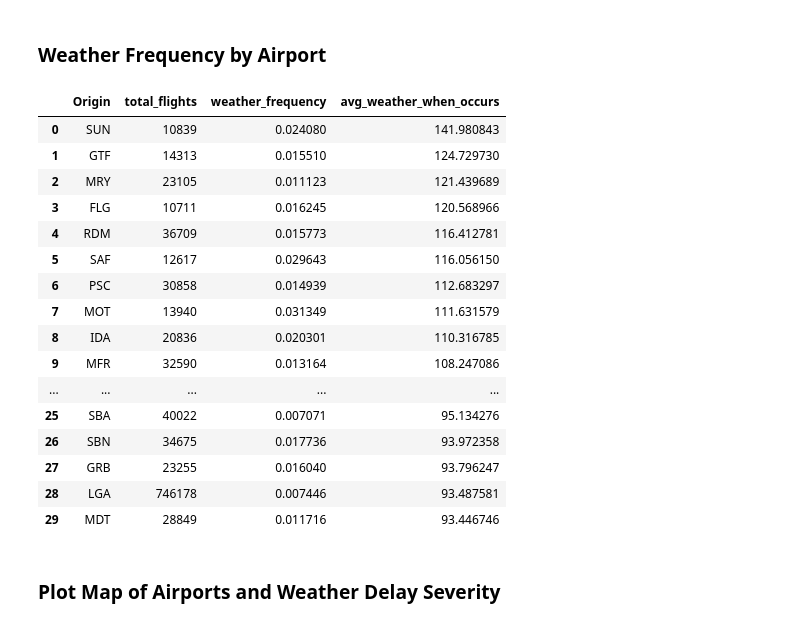
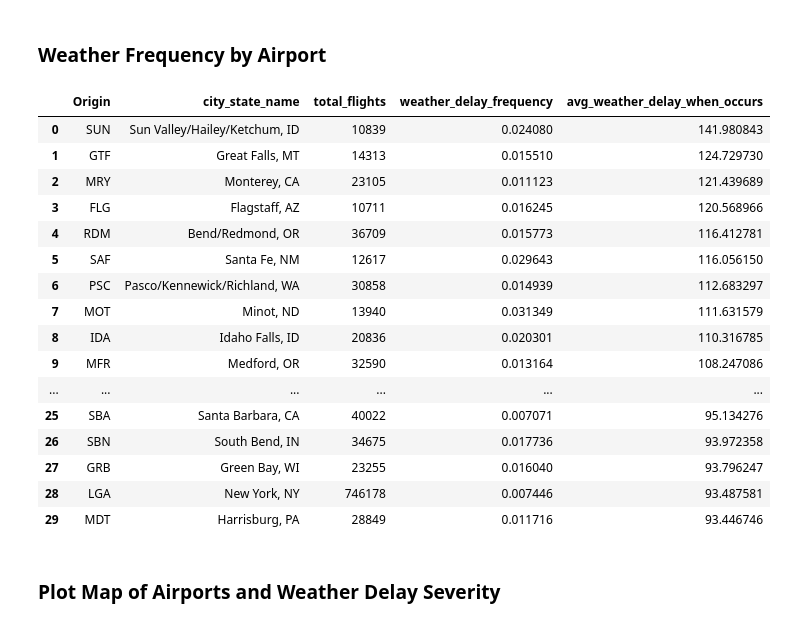
Before and after one commit to HudsonPifer1217/CSC369, a Jupyter notebook: FinalProject/WeatherEDA.ipynb, the cells around one changed output. Drawn from its saved outputs; the diff is of its cells as text; code cells hidden in the pictures.

```diff
--- a/FinalProject/WeatherEDA.ipynb
+++ b/FinalProject/WeatherEDA.ipynb
@@ -199,36 +260,37 @@ check_all
 # %%
 airport_weather_conditional = con.execute(f"""
 SELECT
     Origin,
+    OriginCityName AS city_state_name,
     COUNT(*) AS total_flights,
-    AVG(CASE WHEN WeatherDelay > 0 THEN 1 ELSE 0 END) AS weather_frequency,
-    AVG(CASE WHEN WeatherDelay > 0 THEN WeatherDelay END) AS avg_weather_when_occurs
+    AVG(CASE WHEN WeatherDelay > 0 THEN 1 ELSE 0 END) AS weather_delay_frequency,
+    AVG(CASE WHEN WeatherDelay > 0 THEN WeatherDelay END) AS avg_weather_delay_when_occurs
 FROM read_parquet('{PATH}')
-GROUP BY Origin
+GROUP BY Origin, OriginCityName
 HAVING COUNT(*) > 10000
-ORDER BY avg_weather_when_occurs DESC
+ORDER BY avg_weather_delay_when_occurs DESC
 LIMIT 30;
 """).df()
 
 airport_weather_conditional
 # %% [output]
-|  | Origin | total_flights | weather_frequency | avg_weather_when_occurs |
-| 0 | SUN | 10839 | 0.024080 | 141.980843 |
-| 1 | GTF | 14313 | 0.015510 | 124.729730 |
-| 2 | MRY | 23105 | 0.011123 | 121.439689 |
-| 3 | FLG | 10711 | 0.016245 | 120.568966 |
-| 4 | RDM | 36709 | 0.015773 | 116.412781 |
-| 5 | SAF | 12617 | 0.029643 | 116.056150 |
-| 6 | PSC | 30858 | 0.014939 | 112.683297 |
-| 7 | MOT | 13940 | 0.031349 | 111.631579 |
-| 8 | IDA | 20836 | 0.020301 | 110.316785 |
-| 9 | MFR | 32590 | 0.013164 | 108.247086 |
-| ... | ... | ... | ... | ... |
-| 25 | SBA | 40022 | 0.007071 | 95.134276 |
-| 26 | SBN | 34675 | 0.017736 | 93.972358 |
-| 27 | GRB | 23255 | 0.016040 | 93.796247 |
-| 28 | LGA | 746178 | 0.007446 | 93.487581 |
-| 29 | MDT | 28849 | 0.011716 | 93.446746 |
+|  | Origin | city_state_name | total_flights | weather_delay_frequency | avg_weather_delay_when_occurs |
+| 0 | SUN | Sun Valley/Hailey/Ketchum, ID | 10839 | 0.024080 | 141.980843 |
+| 1 | GTF | Great Falls, MT | 14313 | 0.015510 | 124.729730 |
+| 2 | MRY | Monterey, CA | 23105 | 0.011123 | 121.439689 |
+| 3 | FLG | Flagstaff, AZ | 10711 | 0.016245 | 120.568966 |
+| 4 | RDM | Bend/Redmond, OR | 36709 | 0.015773 | 116.412781 |
+| 5 | SAF | Santa Fe, NM | 12617 | 0.029643 | 116.056150 |
+| 6 | PSC | Pasco/Kennewick/Richland, WA | 30858 | 0.014939 | 112.683297 |
+| 7 | MOT | Minot, ND | 13940 | 0.031349 | 111.631579 |
+| 8 | IDA | Idaho Falls, ID | 20836 | 0.020301 | 110.316785 |
+| 9 | MFR | Medford, OR | 32590 | 0.013164 | 108.247086 |
+| ... | ... | ... | ... | ... | ... |
+| 25 | SBA | Santa Barbara, CA | 40022 | 0.007071 | 95.134276 |
+| 26 | SBN | South Bend, IN | 34675 | 0.017736 | 93.972358 |
+| 27 | GRB | Green Bay, WI | 23255 | 0.016040 | 93.796247 |
+| 28 | LGA | New York, NY | 746178 | 0.007446 | 93.487581 |
+| 29 | MDT | Harrisburg, PA | 28849 | 0.011716 | 93.446746 |
 # %% [markdown]
 ### Plot Map of Airports and Weather Delay Severity
 # %%
```
Also changed, not shown: parts of 16 cells of this notebook, 9 other files.
